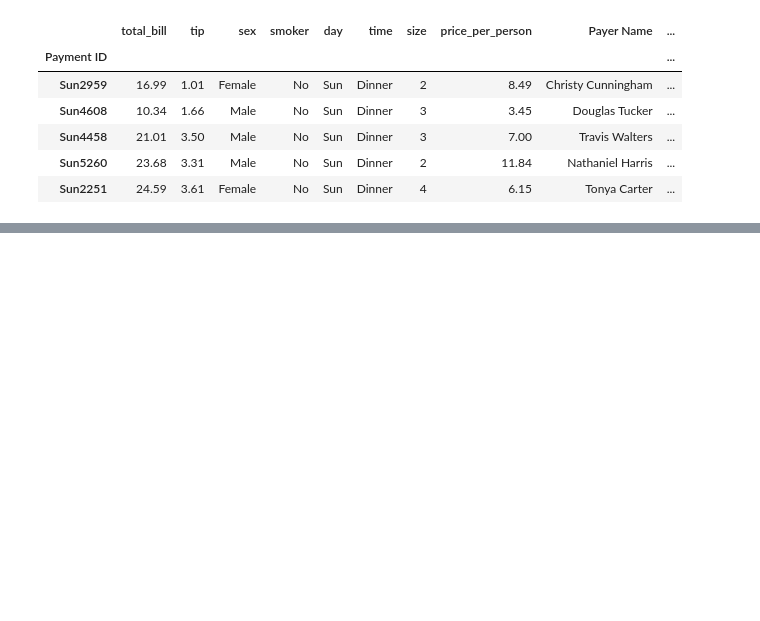
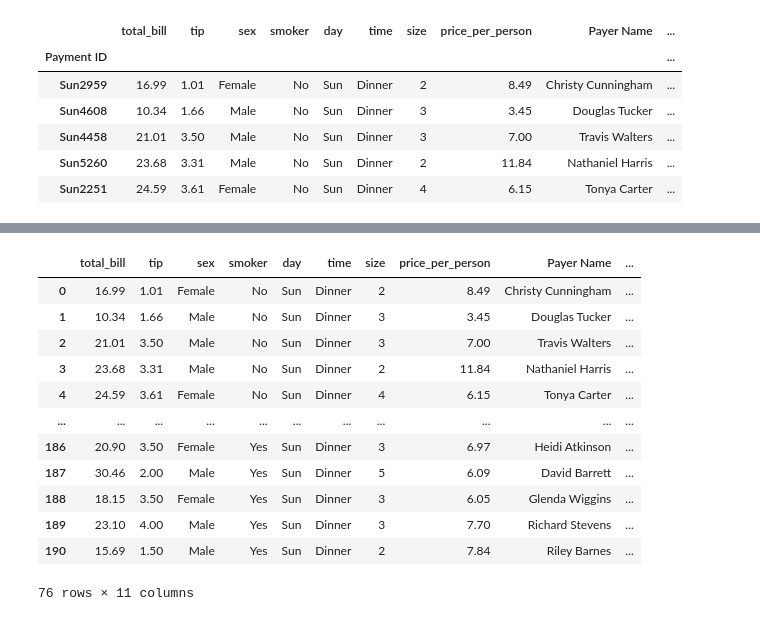
Before and after one commit to machadojoy/Pandas_practice, a Jupyter notebook: pandas_dataframes.ipynb, the cells around one changed output, grey strips where cells are left out. Cells and saved outputs as stored; diff of their text form; code cells hidden in the pictures; blank space fills up the shorter version.

```diff
--- a/pandas_dataframes.ipynb
+++ b/pandas_dataframes.ipynb
@@ -430,0 +493,16 @@ df.head()
+# %%
+df[(df["day"] == "Sun") | (df["day"] == "Saturday")]
+# %% [output]
+|  | total_bill | tip | sex | smoker | day | time | size | price_per_person | Payer Name | ... |
+| 0 | 16.99 | 1.01 | Female | No | Sun | Dinner | 2 | 8.49 | Christy Cunningham | ... |
+| 1 | 10.34 | 1.66 | Male | No | Sun | Dinner | 3 | 3.45 | Douglas Tucker | ... |
+| 2 | 21.01 | 3.50 | Male | No | Sun | Dinner | 3 | 7.00 | Travis Walters | ... |
+| 3 | 23.68 | 3.31 | Male | No | Sun | Dinner | 2 | 11.84 | Nathaniel Harris | ... |
+| 4 | 24.59 | 3.61 | Female | No | Sun | Dinner | 4 | 6.15 | Tonya Carter | ... |
+| ... | ... | ... | ... | ... | ... | ... | ... | ... | ... | ... |
+| 186 | 20.90 | 3.50 | Female | Yes | Sun | Dinner | 3 | 6.97 | Heidi Atkinson | ... |
+| 187 | 30.46 | 2.00 | Male | Yes | Sun | Dinner | 5 | 6.09 | David Barrett | ... |
+| 188 | 18.15 | 3.50 | Female | Yes | Sun | Dinner | 3 | 6.05 | Glenda Wiggins | ... |
+| 189 | 23.10 | 4.00 | Male | Yes | Sun | Dinner | 3 | 7.70 | Richard Stevens | ... |
+| 190 | 15.69 | 1.50 | Male | Yes | Sun | Dinner | 2 | 7.84 | Riley Barnes | ... |
+76 rows × 11 columns
```
Also changed, not shown: parts of 9 cells of this notebook.
